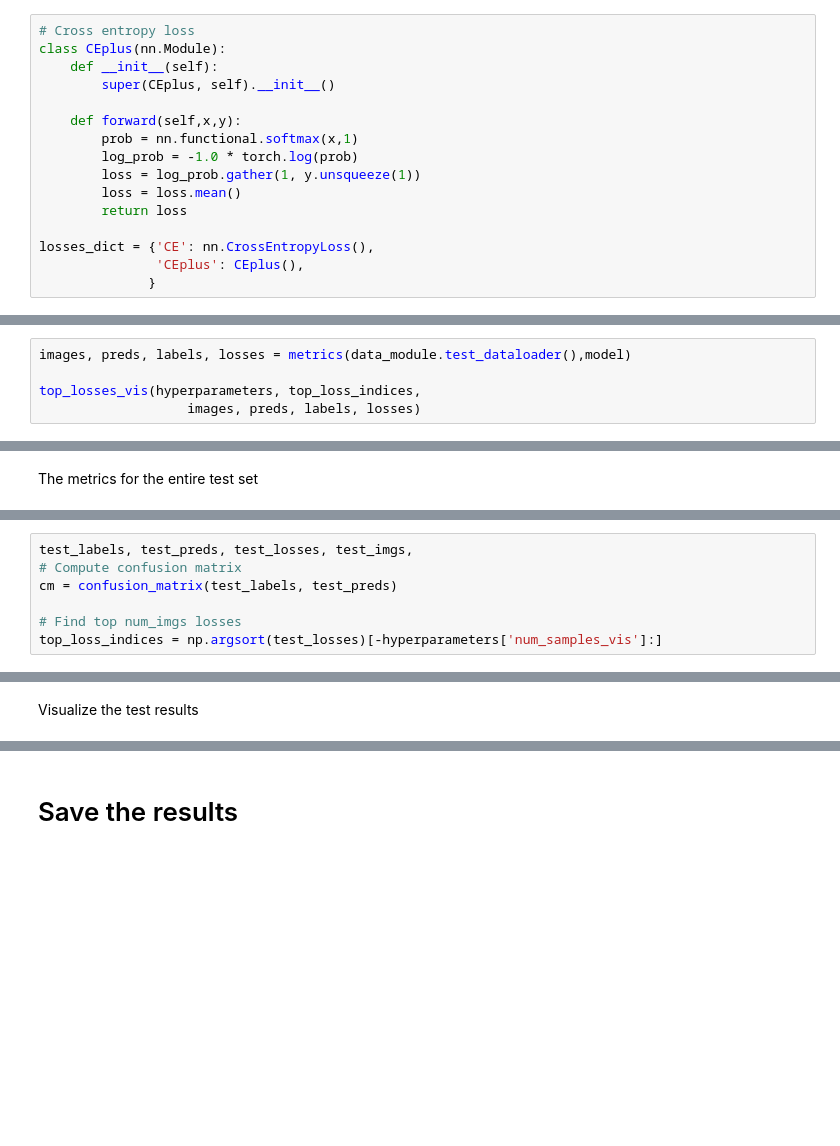
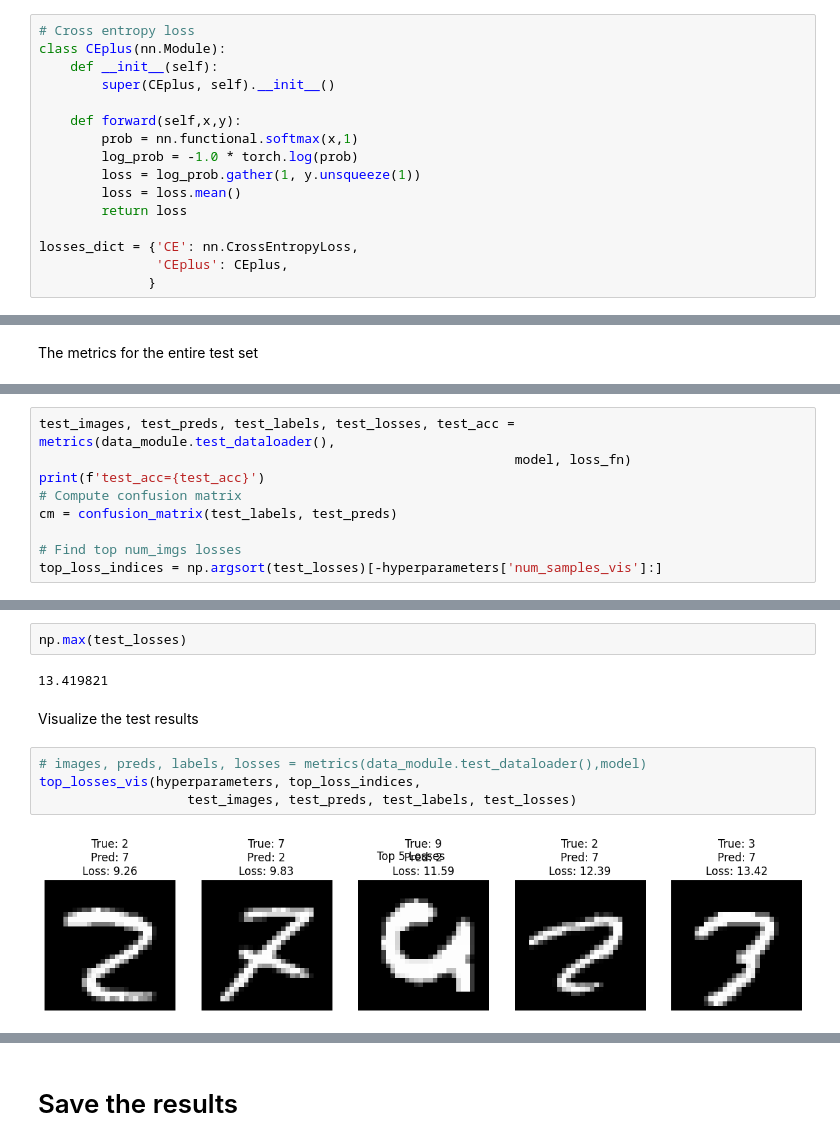
Before and after one commit to Mechanics-Mechatronics-and-Robotics/CV-2025, a Jupyter notebook: Lab_1_Feature_Extraction_and_ML.ipynb, the cells around one changed output, grey strips where cells are left out. Cells and saved outputs as stored; diff of their text form; blank space fills up the shorter version.

```diff
--- a/Lab_1_Feature_Extraction_and_ML.ipynb
+++ b/Lab_1_Feature_Extraction_and_ML.ipynb
@@ -337,8 +338,8 @@ class CEplus(nn.Module):
         loss = loss.mean()
         return loss
 
-losses_dict = {'CE': nn.CrossEntropyLoss(),
-               'CEplus': CEplus(),
+losses_dict = {'CE': nn.CrossEntropyLoss,
+               'CEplus': CEplus,
               }
 # %% [markdown]
 ## Visualization
@@ -384,5 +351,0 @@ array([1790, 4615, 4874, 2648, 1247])
-# %%
-images, preds, labels, losses = metrics(data_module.test_dataloader(),model)
-
-top_losses_vis(hyperparameters, top_loss_indices,
-                   images, preds, labels, losses)
@@ -541,5 +495,7 @@ The metrics for the entire test set
 # %%
-test_labels, test_preds, test_losses, test_imgs,
+test_images, test_preds, test_labels, test_losses, test_acc =  metrics(data_module.test_dataloader(),
+                                                             model, loss_fn)
+print(f'test_acc={test_acc}')
 # Compute confusion matrix
 cm = confusion_matrix(test_labels, test_preds)
 
@@ -548,5 +522,15 @@ top_loss_indices = np.argsort(test_losses)[-hyperparameters['num_samples_vis']:]
+# %%
+np.max(test_losses)
+# %% [output]
+13.419821
 # %% [markdown]
 Visualize the test results
+# %%
+# images, preds, labels, losses = metrics(data_module.test_dataloader(),model)
+top_losses_vis(hyperparameters, top_loss_indices,
+                   test_images, test_preds, test_labels, test_losses)
+# %% [output]
+[figure, added]
 # %%
 # Collect all predictions and labels
 all_preds = []
```
Also changed, not shown: parts of 18 cells of this notebook.
